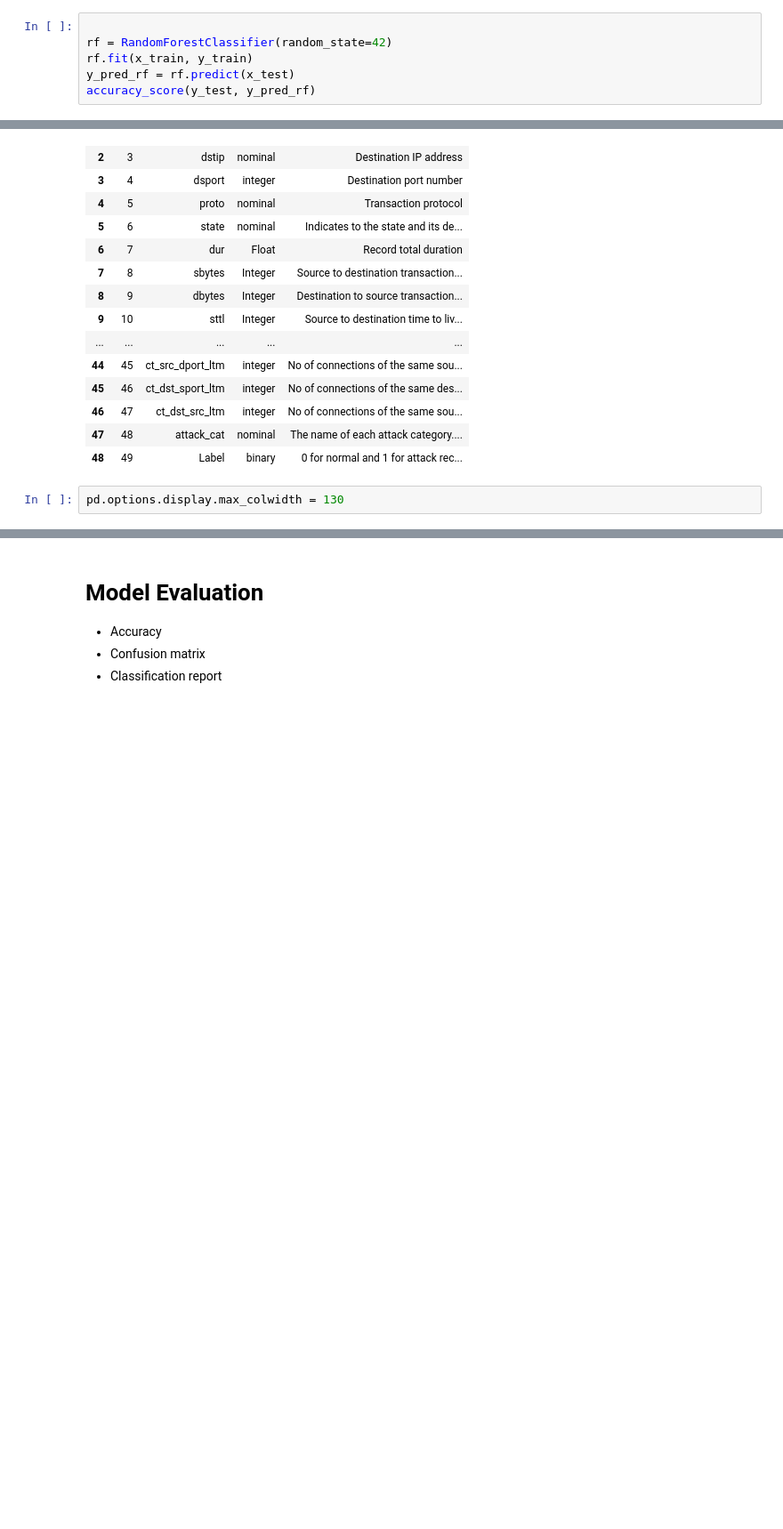
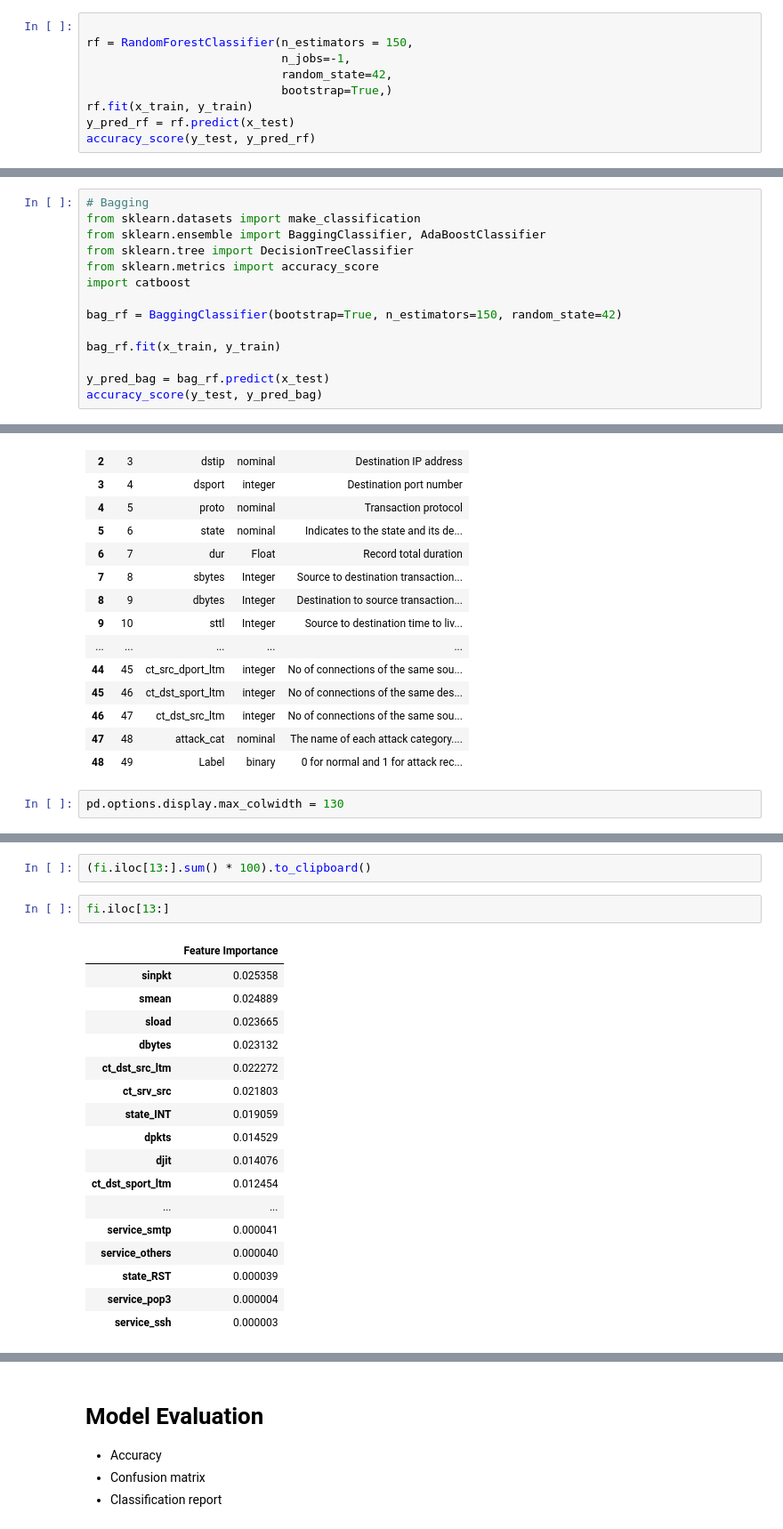
Before and after one commit to Pereli/NIDS, a Jupyter notebook: src/notebooks/project_resume.ipynb, the cells around one changed output, grey strips where cells are left out. Shown: that part at 89% size. Saved outputs shown, nothing was run; the diff lists cells and outputs as text; blank space fills up the shorter version.

```diff
--- a/src/notebooks/project_resume.ipynb
+++ b/src/notebooks/project_resume.ipynb
@@ -92,6 +99,9 @@ accuracy_score(y_test, y_pred_xgb)
 # %%
 
-rf = RandomForestClassifier(random_state=42)
+rf = RandomForestClassifier(n_estimators = 150,
+                            n_jobs=-1,
+                            random_state=42,
+                            bootstrap=True,)
 rf.fit(x_train, y_train)
 y_pred_rf = rf.predict(x_test)
 accuracy_score(y_test, y_pred_rf)
@@ -99,0 +113,14 @@ accuracy_score(y_test, y_pred_rf)
+# %%
+# Bagging
+from sklearn.datasets import make_classification
+from sklearn.ensemble import BaggingClassifier, AdaBoostClassifier
+from sklearn.tree import DecisionTreeClassifier
+from sklearn.metrics import accuracy_score
+import catboost
+
+bag_rf = BaggingClassifier(bootstrap=True, n_estimators=150, random_state=42)
+
+bag_rf.fit(x_train, y_train)
+
+y_pred_bag = bag_rf.predict(x_test)
+accuracy_score(y_test, y_pred_bag)
@@ -207,0 +370,22 @@ fi
+# %%
+(fi.iloc[13:].sum() * 100).to_clipboard()
+# %%
+fi.iloc[13:]
+# %% [output]
+|  | Feature Importance |
+| sinpkt | 0.025358 |
+| smean | 0.024889 |
+| sload | 0.023665 |
+| dbytes | 0.023132 |
+| ct_dst_src_ltm | 0.022272 |
+| ct_srv_src | 0.021803 |
+| state_INT | 0.019059 |
+| dpkts | 0.014529 |
+| djit | 0.014076 |
+| ct_dst_sport_ltm | 0.012454 |
+| ... | ... |
+| service_smtp | 0.000041 |
+| service_others | 0.000040 |
+| state_RST | 0.000039 |
+| service_pop3 | 0.000004 |
+| service_ssh | 0.000003 |
```
Also changed, not shown: parts of 41 cells of this notebook, 12 other files.
